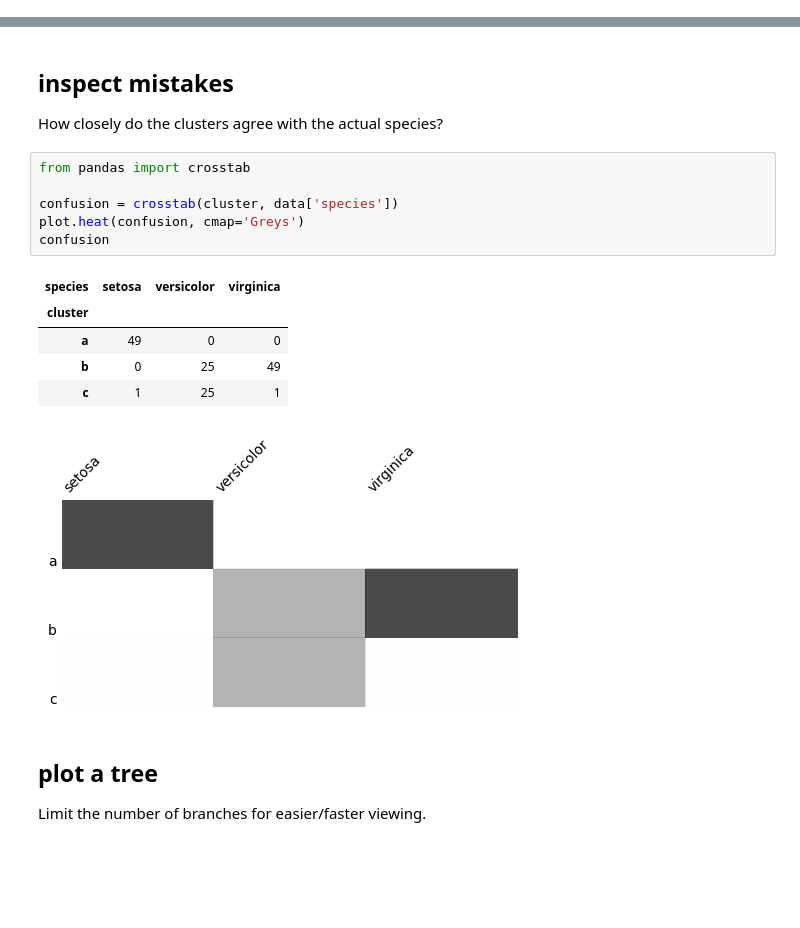
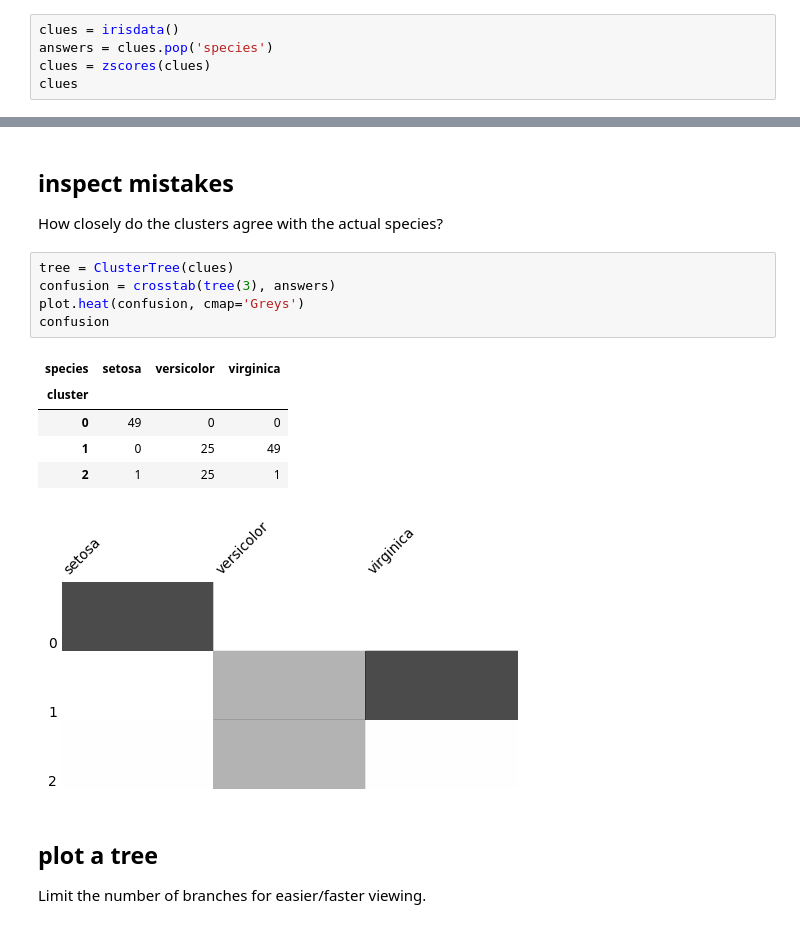
Before and after one commit to samkennerly/kingofsnake, a Jupyter notebook: books/cluster.ipynb, the cells around one changed output, grey strips where cells are left out. Saved outputs shown, nothing was run; the diff lists cells and outputs as text; blank space fills up the shorter version.

```diff
--- a/books/cluster.ipynb
+++ b/books/cluster.ipynb
@@ -46,0 +17,5 @@ schema(data)
+# %%
+clues = irisdata()
+answers = clues.pop('species')
+clues = zscores(clues)
+clues
@@ -96,17 +109,16 @@ Name: cluster, dtype: int64
 ## inspect mistakes
 How closely do the clusters agree with the actual species?
 # %%
-from pandas import crosstab
-
-confusion = crosstab(cluster, data['species'])
+tree = ClusterTree(clues)
+confusion = crosstab(tree(3), answers)
 plot.heat(confusion, cmap='Greys')
 confusion
 # %% [output]
 | species | setosa | versicolor | virginica |
 | cluster |  |  |  |
-| a | 49 | 0 | 0 |
-| b | 0 | 25 | 49 |
-| c | 1 | 25 | 1 |
+| 0 | 49 | 0 | 0 |
+| 1 | 0 | 25 | 49 |
+| 2 | 1 | 25 | 1 |
 [figure]
 # %% [markdown]
 ## plot a tree
```
Also changed, not shown: parts of 12 cells of this notebook, 2 other files.
